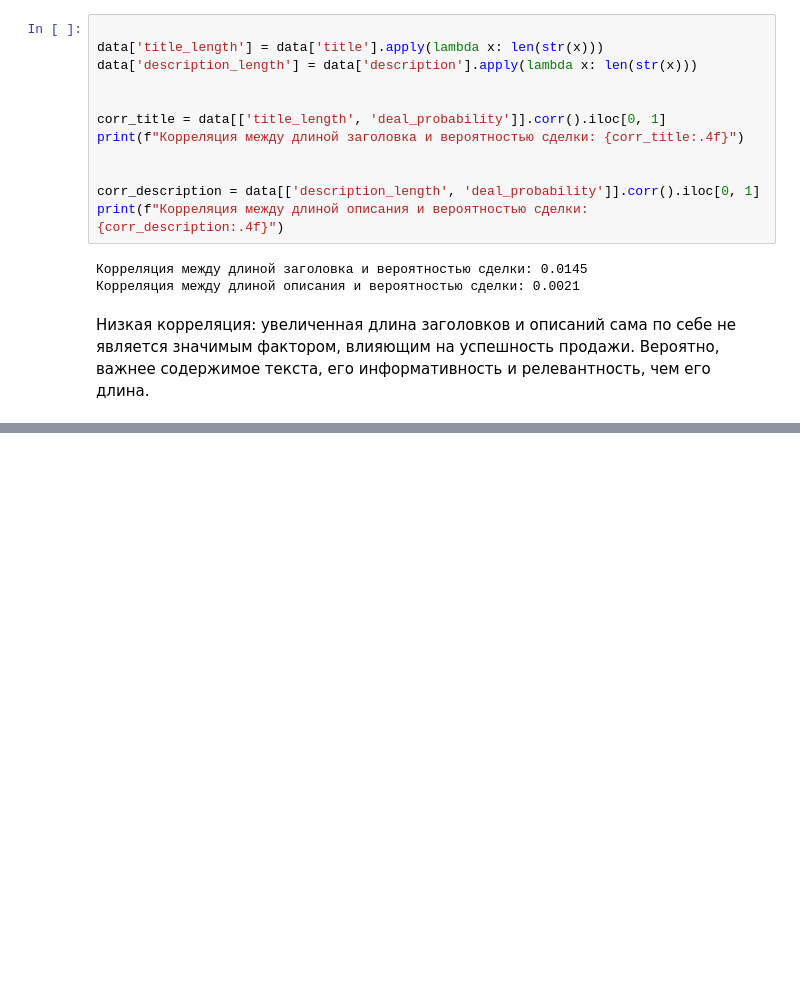
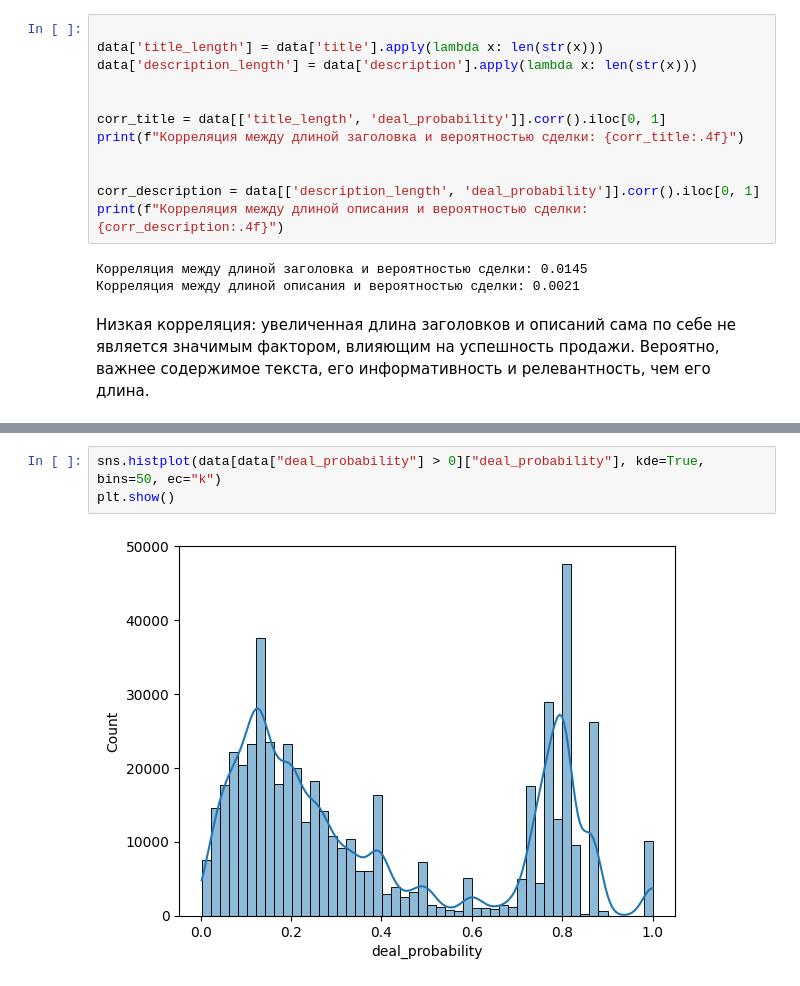
Before and after one commit to witderhook/avito_data_analysis, a Jupyter notebook: data_avito1.ipynb, the cells around one changed output, grey strips where cells are left out. Saved outputs shown, nothing was run; the diff lists cells and outputs as text; blank space fills up the shorter version.

```diff
--- a/data_avito1.ipynb
+++ b/data_avito1.ipynb
@@ -239,0 +291,5 @@ print(f"Корреляция между длиной описания и вер
+# %%
+sns.histplot(data[data["deal_probability"] > 0]["deal_probability"], kde=True, bins=50, ec="k")
+plt.show()
+# %% [output]
+[figure, added]
```
Also changed, not shown: parts of 9 cells of this notebook.
